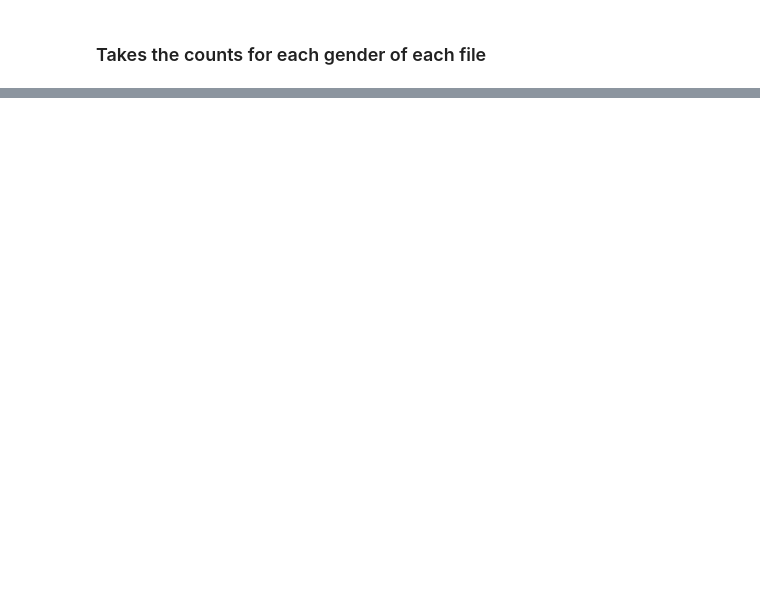
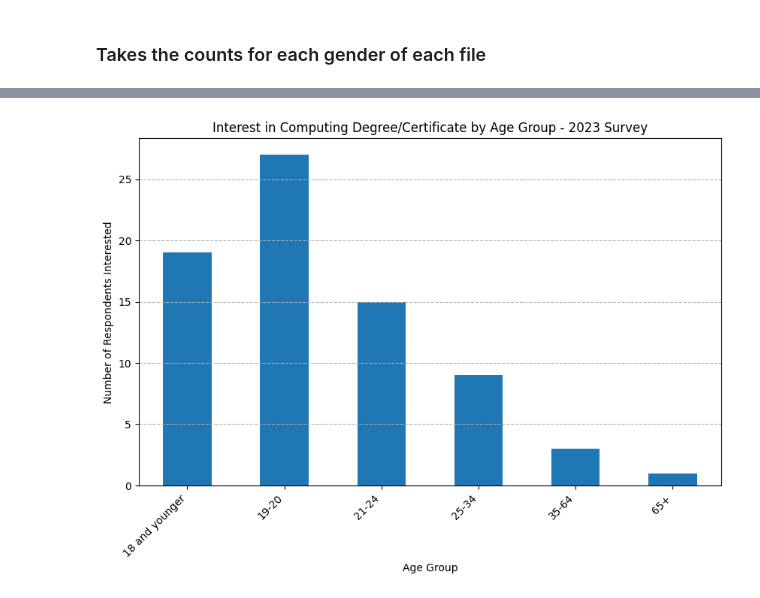
Before and after one commit to jolivercodes/College-Recruitment-Improvement-Study, a Jupyter notebook: Data Analysis and Visualization.ipynb, the cells around one changed output, grey strips where cells are left out. Drawn from its saved outputs; the diff is of its cells as text; code cells hidden in the pictures; blank space fills up the shorter version.

```diff
--- a/Data Analysis and Visualization.ipynb
+++ b/Data Analysis and Visualization.ipynb
@@ -63,0 +205,12 @@ plt.show()
+# %%
+# List of computing majors to filter the dataset
+computing_majors = [
+    "Computer Science", "IT", "Game Dev", "Digital Media Technology",
+    "Technical Studies", "Information Security", "Data Analytics", "Web Development"
+]
+
+# Filtering the dataset for respondents in computing majors
+filtered_2023_major_data = cleaned_msr[cleaned_msr['degree_program'].isin(computing_majors)]
+
+#prints filtered data
+filtered_2023_major_data
@@ -63,0 +238,7 @@ plt.show()
+# %%
+# Counting the number of respondents by age group
+age_group_interest_counts = filtered_2023_major_data['age'].value_counts()
+# Sorting the counts by age group for orderly visualization
+age_group_interest_counts = age_group_interest_counts.sort_index()
+#prints table
+age_group_interest_counts
@@ -63,0 +259,20 @@ plt.show()
+# %%
+# Plotting interest in computing degrees by age group as a bar chart
+plt.figure(figsize=(10, 6))
+age_group_interest_counts.plot(kind='bar')
+# Setting the plot title
+plt.title('Interest in Computing Degree/Certificate by Age Group - 2023 Survey')
+# Setting X-axis and Y-axis labels
+plt.xlabel('Age Group')
+plt.ylabel('Number of Respondents Interested')
+# Rotating X-axis labels for readability
+plt.xticks(rotation=45)
+# Adding a grid on the Y-axis for better readability of the plot
+plt.grid(axis='y', linestyle='--')
+# Aligning X-axis labels to the right for clarity
+for label in plt.gca().get_xticklabels():
+    label.set_horizontalalignment('right')
+# Displaying the plot
+plt.show()
+# %% [output]
+[figure, added]
```
Also changed, not shown: parts of 32 cells of this notebook, 1 other file.
